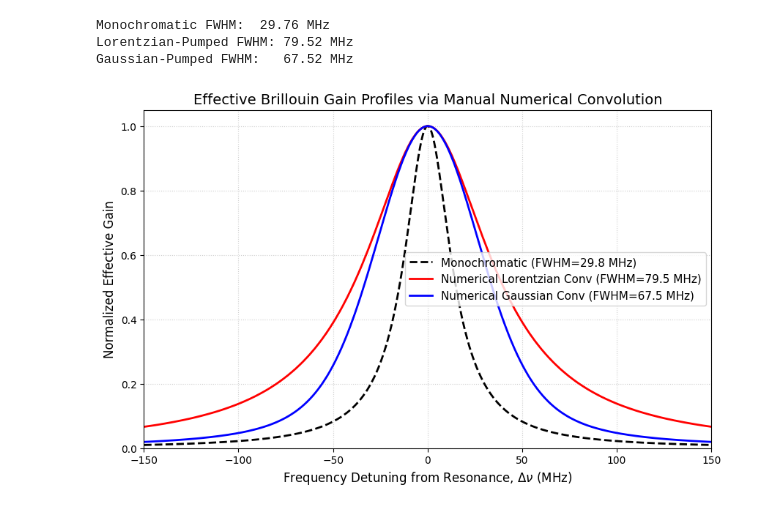
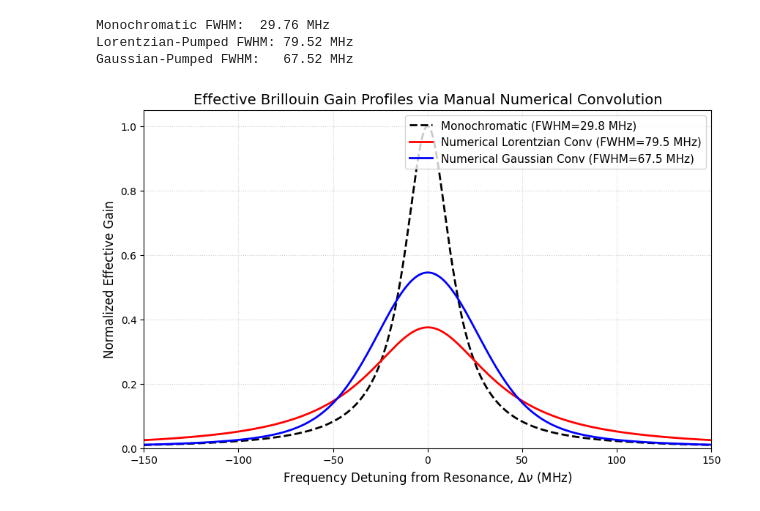
Before and after one commit to ShashankSatishkumar/Lasers, a Jupyter notebook: effectivebgsconvw.ipynb, the cells around one changed output. Saved outputs shown, nothing was run; the diff lists cells and outputs as text; code cells hidden in the pictures.

```diff
--- a/effectivebgsconvw.ipynb
+++ b/effectivebgsconvw.ipynb
@@ -19,36 +19,36 @@ sigma_p = pump_w/ (2 * np.sqrt(2 * np.log(2)))
 gaus_p = (1 / (sigma_p * np.sqrt(2 * np.pi))) * np.exp(-dif**2 / (2 * sigma_p**2))
 gain_lor=np.convolve(mono_gain,lor_p,mode='same')*delnu
 gain_gaus=np.convolve(mono_gain,gaus_p,mode='same')*delnu
-mono_gain=mono_gain/np.max(mono_gain)
-gain_lor=gain_lor/np.max(gain_lor)
-gain_gaus=gain_gaus/np.max(gain_gaus)
+#mono_gain=mono_gain/np.max(mono_gain)
+#gain_lor=gain_lor/np.max(gain_lor)
+#gain_gaus=gain_gaus/np.max(gain_gaus)
 mask= (dif >= -150) & (dif <= 150)
 dif = dif[mask]
 mono_plt = mono_gain[mask]
 lor_plt = gain_lor[mask]
 gaus_plt = gain_gaus[mask]
 fwhm_mono = fwhm(dif, mono_plt)
 fwhm_lorentz = fwhm(dif, lor_plt)
 fwhm_gauss = fwhm(dif,gaus_plt)
 print(f"Monochromatic FWHM:  {fwhm_mono:.2f} MHz ")
 print(f"Lorentzian-Pumped FWHM: {fwhm_lorentz:.2f} MHz")
 print(f"Gaussian-Pumped FWHM:   {fwhm_gauss:.2f} MHz")
 plt.figure(figsize=(10, 6))
 plt.plot(dif, mono_plt, 'k--', label=f'Monochromatic (FWHM={fwhm_mono:.1f} MHz)', linewidth=2)
 plt.plot(dif, lor_plt, 'r-', label=f'Numerical Lorentzian Conv (FWHM={fwhm_lorentz:.1f} MHz)', linewidth=2)
 plt.plot(dif, gaus_plt, 'b-', label=f'Numerical Gaussian Conv (FWHM={fwhm_gauss:.1f} MHz)', linewidth=2)
 
 plt.title('Effective Brillouin Gain Profiles via Manual Numerical Convolution', fontsize=14)
 plt.xlabel('Frequency Detuning from Resonance, $\Delta\\nu$ (MHz)', fontsize=12)
 plt.ylabel('Normalized Effective Gain', fontsize=12)
 plt.grid(True, linestyle=':', alpha=0.6)
 plt.legend(fontsize=11)
 plt.xlim([-150, 150])
 plt.ylim([0, 1.05])
 
 plt.show()
 # %% [output]
 Monochromatic FWHM:  29.76 MHz
 Lorentzian-Pumped FWHM: 79.52 MHz
 Gaussian-Pumped FWHM:   67.52 MHz
-[figure, old version]
+[figure, new version]
```
